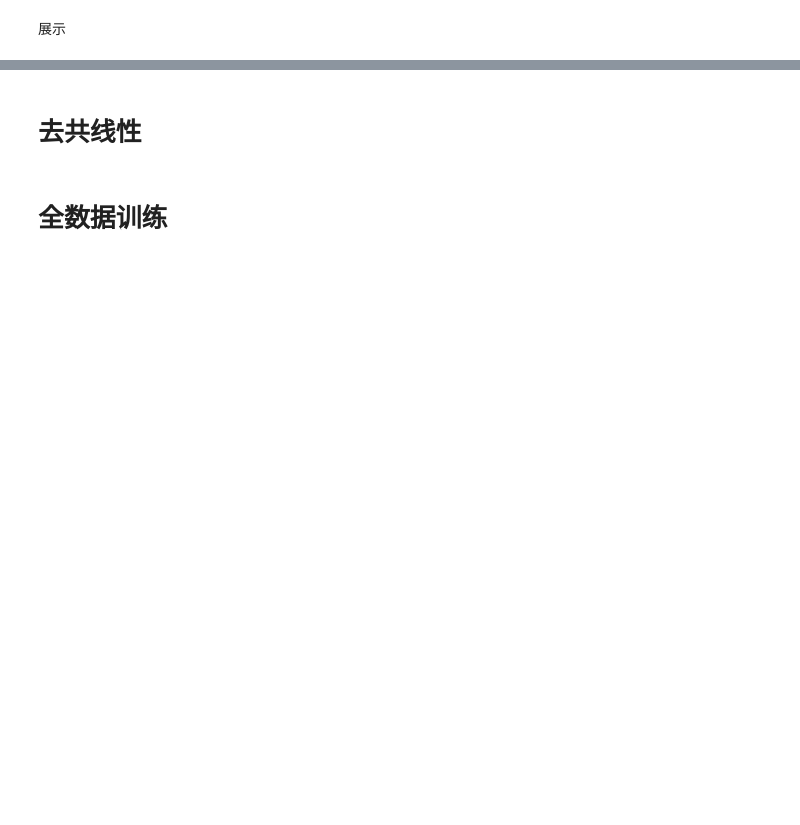
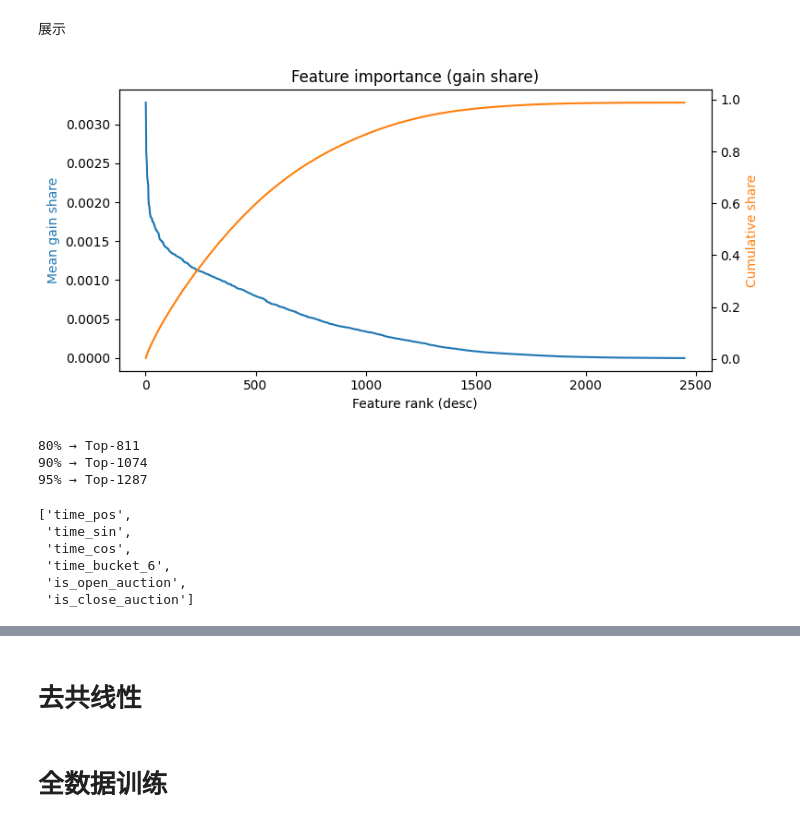
Before and after one commit to Jackson00Han/Jane-Street-Time-Series-Forecasting, a Jupyter notebook: main.ipynb, the cells around one changed output, grey strips where cells are left out. Drawn from its saved outputs; the diff is of its cells as text; code cells hidden in the pictures; blank space fills up the shorter version.

```diff
--- a/main.ipynb
+++ b/main.ipynb
@@ -1770,4 +1810,6 @@ fi = fi.sort_values("mean_gain_share", ascending=False, ignore_index=True)
 # %%
 # 保存 汇总均值
 fi.to_csv(f"/mnt/data/js/exp/v1/sample_mm//fe_v1_gain_share.csv", index=False)
+# %%
+fi = pd.read_csv(f"/mnt/data/js/exp/v1/sample_mm//fe_v1_gain_share.csv")
 # %%
@@ -1775,2 +1824,5 @@ fi[:5]
+# %%
+whitelist = cfg.get("white_list", [])
+fi_normal = fi[~fi["feature"].isin(whitelist)].reset_index(drop=True)
 # %% [markdown]
 展示
@@ -1783,21 +1829,31 @@ dfi.head()
 # %%
+dfi = fi_normal[["feature", "mean_gain_share"]].copy()
+dfi.reset_index(drop=True, inplace=True)
+dfi['rank'] = dfi.index + 1
+
 cum_share = dfi["mean_gain_share"].cumsum()
 
 fig, ax1 = plt.subplots(figsize=(8,4))
 ax1.plot(dfi["rank"], dfi["mean_gain_share"], color="tab:blue")
 ax1.set_xlabel("Feature rank (desc)")
 ax1.set_ylabel("Mean gain share", color="tab:blue")
 
 ax2 = ax1.twinx()
 ax2.plot(dfi["rank"], cum_share, color="tab:orange")
 ax2.set_ylabel("Cumulative share", color="tab:orange")
 
 plt.title("Feature importance (gain share)")
 plt.tight_layout()
 plt.show()
+# %% [output]
+[figure, added]
 # %%
 cum_share = dfi["mean_gain_share"].cumsum()
 tot = cum_share.iloc[-1]
 for th in [0.8, 0.9, 0.95]:
     k = (cum_share <= th*tot).sum()
     print(f"{th*100:.0f}% → Top-{k}")
+# %% [output]
+80% → Top-811
+90% → Top-1074
+95% → Top-1287
@@ -1807,0 +1860,9 @@ top_fi.to_csv("exp/v1/config/input_sets/top_features_0909.csv", index=False, hea
+# %%
+whitelist
+# %% [output]
+['time_pos',
+ 'time_sin',
+ 'time_cos',
+ 'time_bucket_6',
+ 'is_open_auction',
+ 'is_close_auction']
```
Also changed, not shown: parts of 30 cells of this notebook, 5 other files.
